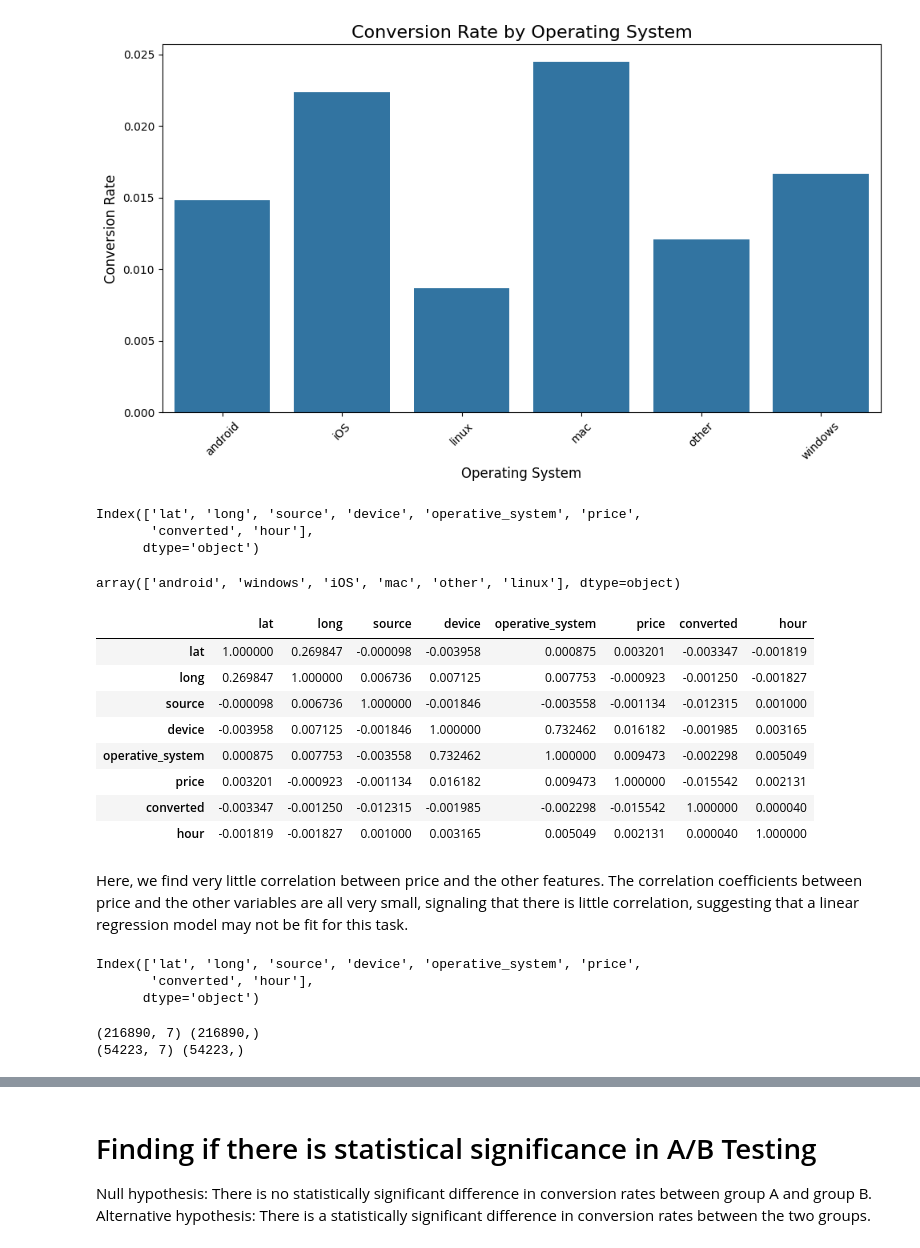
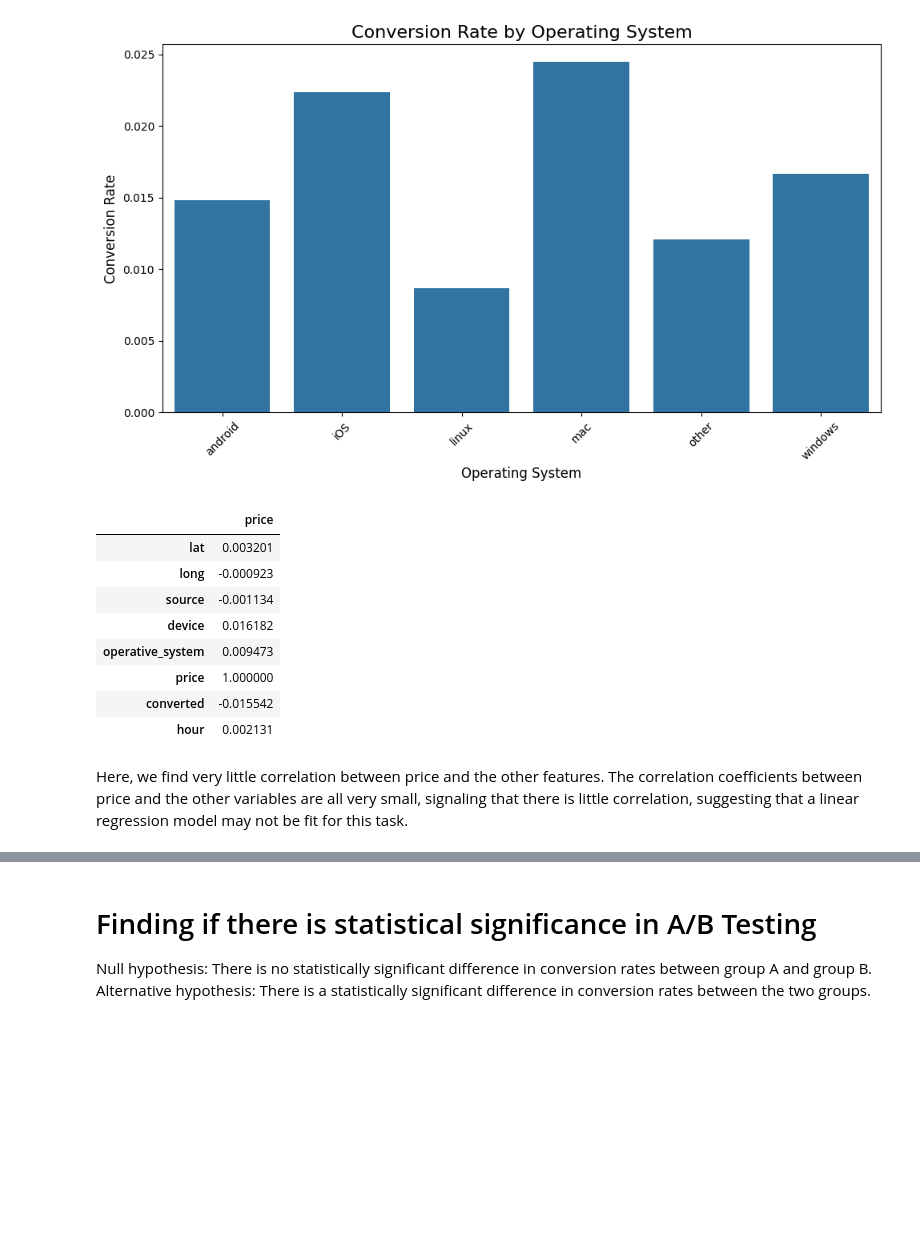
Before and after one commit to D123aniel/DATA110, a Jupyter notebook: project.ipynb, the cells around one changed output, grey strips where cells are left out. Cells and saved outputs as stored; diff of their text form; code cells hidden in the pictures; blank space fills up the shorter version.

```diff
--- a/project.ipynb
+++ b/project.ipynb
@@ -93,39 +91,24 @@ plt.tight_layout()
 plt.show()
 # %% [output]
 [figure]
-# %%
-combined_small = combined.drop(columns = ['user_id','city','country','test','timestamp'])
-print(combined_small.columns)
-# %% [output]
-Index(['lat', 'long', 'source', 'device', 'operative_system', 'price',
-       'converted', 'hour'],
-      dtype='object')
-# %%
-combined_small['operative_system'].unique()
-# %% [output]
-array(['android', 'windows', 'iOS', 'mac', 'other', 'linux'], dtype=object)
 # %%
+# Correlation Analysis
+combined_small = combined.drop(columns = ['user_id','city','country','test','timestamp'])
 combined_small['source'] = combined_small.source.replace({'ads-google':0,'ads_facebook':1,'ads_other':2,'ads-bing':3,'ads-yahoo':4,'seo-google':5,'seo_facebook':6,'seo-other':7,'seo-bing':8,'seo-yahoo':9,'friend_referral':10,'direct_traffic':11})
 combined_small['device'] = combined_small.device.replace({'mobile':0,'web':1})
 combined_small['operative_system'] = combined_small.operative_system.replace({'android':0,'iOS':1,'linux':2,'mac':3,'windows':4,'other':5})
+
+corrs = combined_small.corr(method='spearman')
+corrs.filter(items=['price'])
+# %% [output]
+|  | price |
+| lat | 0.003201 |
+| long | -0.000923 |
+| source | -0.001134 |
+| device | 0.016182 |
+| operative_system | 0.009473 |
+| price | 1.000000 |
+| converted | -0.015542 |
+| hour | 0.002131 |
-# %%
-corrs = combined_small.corr(method='spearman')
-corrs
-# %% [output]
-|  | lat | long | source | device | operative_system | price | converted | hour |
-| lat | 1.000000 | 0.269847 | -0.000098 | -0.003958 | 0.000875 | 0.003201 | -0.003347 | -0.001819 |
-| long | 0.269847 | 1.000000 | 0.006736 | 0.007125 | 0.007753 | -0.000923 | -0.001250 | -0.001827 |
-| source | -0.000098 | 0.006736 | 1.000000 | -0.001846 | -0.003558 | -0.001134 | -0.012315 | 0.001000 |
-| device | -0.003958 | 0.007125 | -0.001846 | 1.000000 | 0.732462 | 0.016182 | -0.001985 | 0.003165 |
-| operative_system | 0.000875 | 0.007753 | -0.003558 | 0.732462 | 1.000000 | 0.009473 | -0.002298 | 0.005049 |
-| price | 0.003201 | -0.000923 | -0.001134 | 0.016182 | 0.009473 | 1.000000 | -0.015542 | 0.002131 |
-| converted | -0.003347 | -0.001250 | -0.012315 | -0.001985 | -0.002298 | -0.015542 | 1.000000 | 0.000040 |
-| hour | -0.001819 | -0.001827 | 0.001000 | 0.003165 | 0.005049 | 0.002131 | 0.000040 | 1.000000 |
 # %% [markdown]
 Here, we find very little correlation between price and the other features. The correlation coefficients between price and the other variables are all very small, signaling that there is little correlation, suggesting that a linear regression model may not be fit for this task.
-# %%
-combined_small.columns
-# %% [output]
-Index(['lat', 'long', 'source', 'device', 'operative_system', 'price',
-       'converted', 'hour'],
-      dtype='object')
@@ -135,11 +114,0 @@ test = combined_small.drop(index = train.index)
-# %%
-y_train = train['price']
-X_train = train.drop(columns = ['price'])
-print(X_train.shape, y_train.shape)
-
-y_test = test['price']
-X_test = test.drop(columns = ['price'])
-print(X_test.shape, y_test.shape)
-# %% [output]
-(216890, 7) (216890,)
-(54223, 7) (54223,)
```
Also changed, not shown: parts of 17 cells of this notebook, 2 other files.
